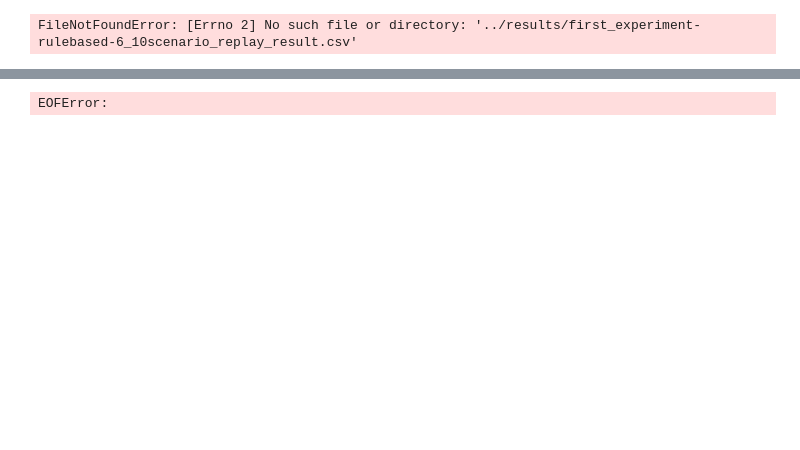
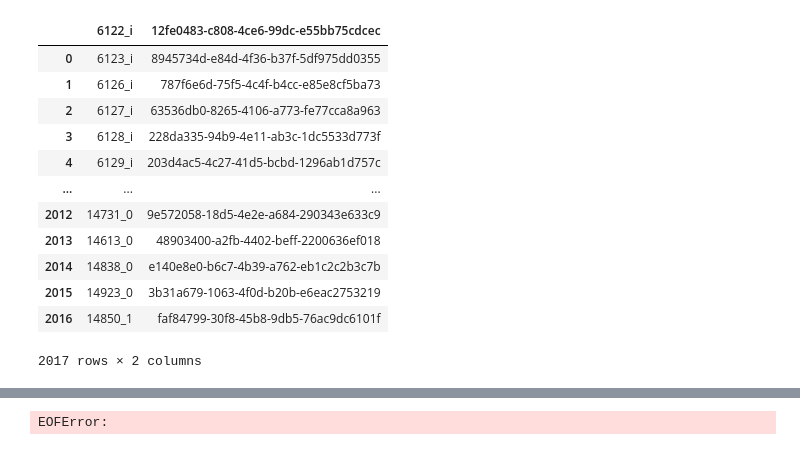
Before and after one commit to wzhang2022/FPStalker-1, a Jupyter notebook: notebooks/results_analysis.ipynb, the cells around one changed output, grey strips where cells are left out. Cells and saved outputs as stored; diff of their text form; code cells hidden in the pictures; blank space fills up the shorter version.

```diff
--- a/notebooks/results_analysis.ipynb
+++ b/notebooks/results_analysis.ipynb
@@ -179,7 +181,7 @@ nb_days_to_acc = dict()
 nb_days_to_nb_ids_user = dict()
 
 
-prefix_file="NN100dp5"
+prefix_file="nn100x100dp5"
 # file format:
 # {exp_name}-{algo}-{minimum_fp}_{collect_frequency}{-res1/-res2/scenario_replay_result}.csv
 for file_name in file_names:
@@ -192,33 +194,45 @@ for file_name in file_names:
             nb_days = float("".join(re.findall('\d+', nb_days[:3])))/10.0
         else:
             nb_days = float("".join(re.findall('\d+', nb_days[:3])))
     except:
         nb_days = file_name.split("_")[2]
         nb_days = float("".join(re.findall('\d+', nb_days[:3])))
 
     # nb_days is just collect frequency
     if prefix_file in file_name:
         df = pd.read_csv("../results/%s" % file_name)
         if "res1" in file_name:
             # we recompute ratio so that the first fingerprint of each assigned id is not counted
             df["ratio"] = (df["nb_original_fp"] - df["nb_assigned_ids"])/df["nb_assigned_ids"]
             df["nb_raw_days"] = df["ratio"] * nb_days
             df["nb_days"] = df["ratio"]/df["nb_original_fp"]
             df["max_chain_ratio"] = (df["max_chain"]-1)*nb_days
             df["acc"] = 1.0/df["nb_assigned_ids"]
             nb_days_to_tracking_time[nb_days] = np.mean(df["nb_days"])
             nb_days_to_max_chain_ratio[nb_days] = np.mean(df["max_chain_ratio"])
             nb_days_to_nb_raw_days[nb_days] = np.mean(df["nb_raw_days"])
             nb_days_to_acc[nb_days] = np.mean(df["acc"])
             nb_days_to_nb_ids_user[nb_days] = np.mean(df["nb_assigned_ids"])
         elif "res2" in file_name:
             nb_days_to_nb_ids_assigned[nb_days] = np.mean(df["nb_assigned_ids"])
             nb_days_to_ownership[nb_days] = np.mean(df["ownership"])
             nb_days_to_length_chain[nb_days] = np.mean(df["nb_fingerprints"])
         elif "replay" in file_name:
             nb_days_to_nb_fps[nb_days] = len(df)
-df = pd.read_csv("../results/%s" % "first_experiment-rulebased-6_10scenario_replay_result.csv")
+df = pd.read_csv("../results/%s" % "nn100x100dp5-hybridalgo-6_10scenario_replay_result.csv")
 df
 # %% [output]
+|  | 6122_i | 12fe0483-c808-4ce6-99dc-e55bb75cdcec |
+| 0 | 6123_i | 8945734d-e84d-4f36-b37f-5df975dd0355 |
+| 1 | 6126_i | 787f6e6d-75f5-4c4f-b4cc-e85e8cf5ba73 |
+| 2 | 6127_i | 63536db0-8265-4106-a773-fe77cca8a963 |
+| 3 | 6128_i | 228da335-94b9-4e11-ab3c-1dc5533d773f |
+| 4 | 6129_i | 203d4ac5-4c27-41d5-bcbd-1296ab1d757c |
+| ... | ... | ... |
+| 2012 | 14731_0 | 9e572058-18d5-4e2e-a684-290343e633c9 |
+| 2013 | 14613_0 | 48903400-a2fb-4402-beff-2200636ef018 |
+| 2014 | 14838_0 | e140e8e0-b6c7-4b39-a762-eb1c2c2b3c7b |
+| 2015 | 14923_0 | 3b31a679-1063-4f0d-b20b-e6eac2753219 |
+| 2016 | 14850_1 | faf84799-30f8-45b8-9db5-76ac9dc6101f |
-FileNotFoundError: [Errno 2] No such file or directory: '../results/first_experiment-rulebased-6_10scenario_replay_result.csv'
+2017 rows × 2 columns
 # %%
```
Also changed, not shown: parts of 6 cells of this notebook, 9 other files.
